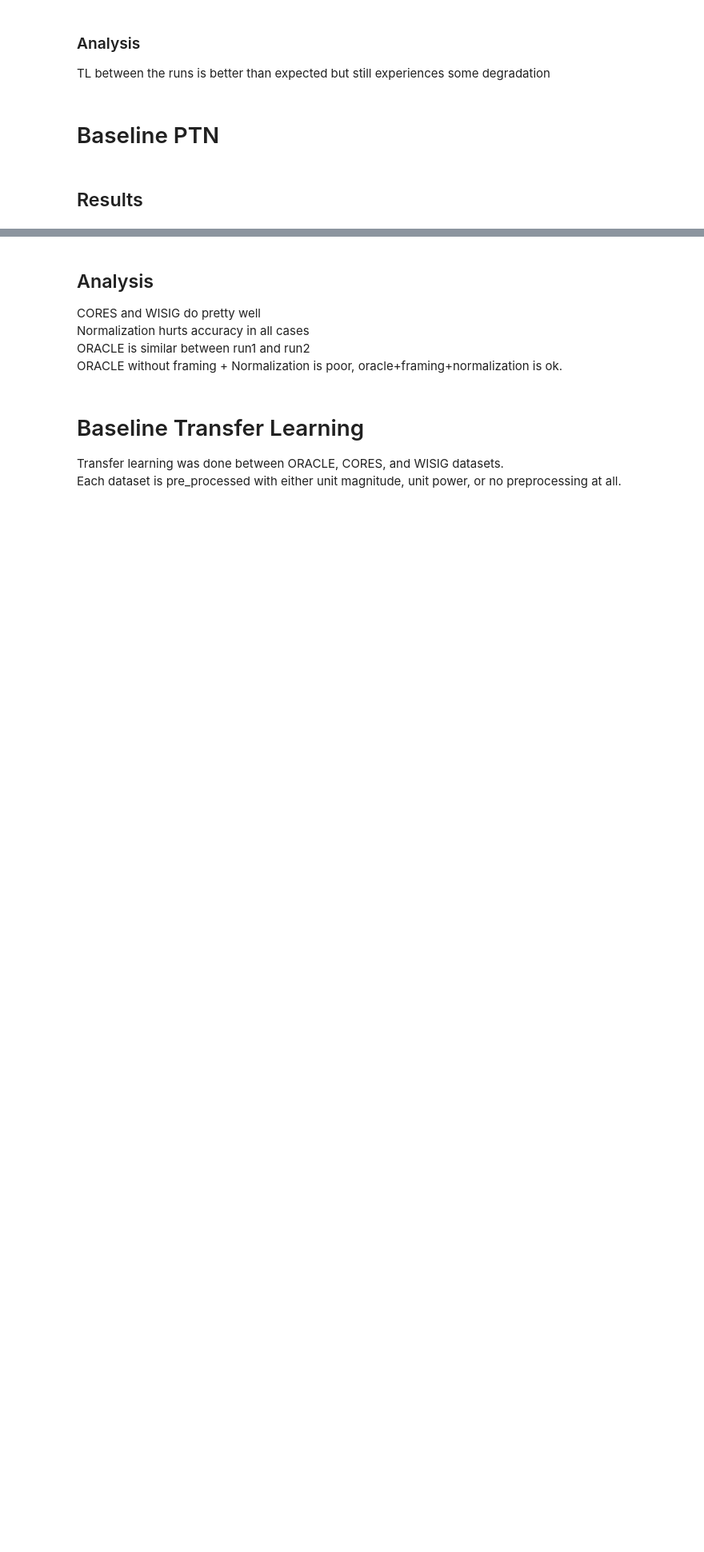
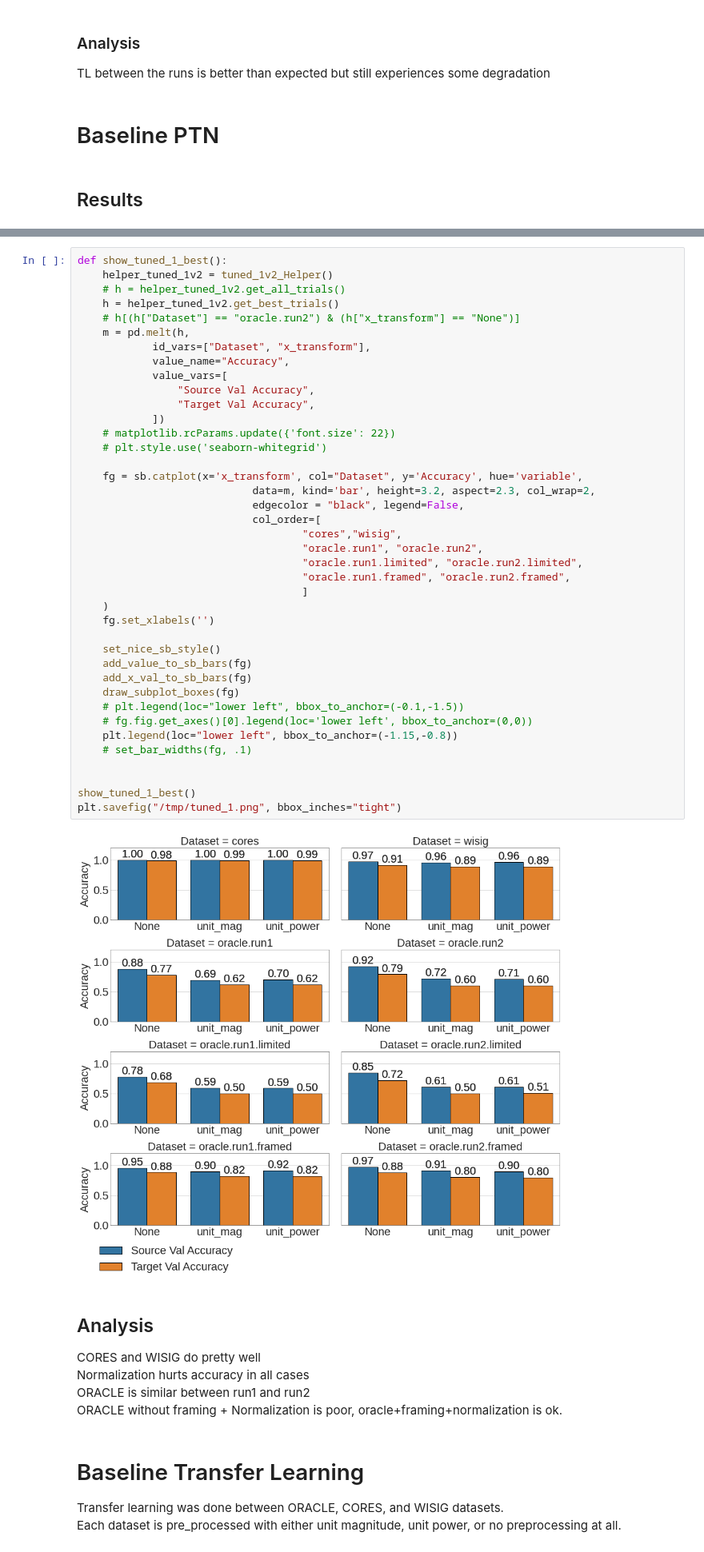
Before and after one commit to stevester94/csc500-notebooks, a Jupyter notebook: analysis/analysis.ipynb, the cells around one changed output, grey strips where cells are left out. Shown at 80% size. Cells and saved outputs as stored; diff of their text form; blank space fills up the shorter version.

```diff
--- a/analysis/analysis.ipynb
+++ b/analysis/analysis.ipynb
@@ -706,3 +807,45 @@ show_tuned_1_best()
+# %%
+def show_tuned_1_best():
+    helper_tuned_1v2 = tuned_1v2_Helper()
+    # h = helper_tuned_1v2.get_all_trials()
+    h = helper_tuned_1v2.get_best_trials()
+    # h[(h["Dataset"] == "oracle.run2") & (h["x_transform"] == "None")]
+    m = pd.melt(h,
+            id_vars=["Dataset", "x_transform"],
+            value_name="Accuracy",
+            value_vars=[
+                "Source Val Accuracy",
+                "Target Val Accuracy",
+            ])
+    # matplotlib.rcParams.update({'font.size': 22})
+    # plt.style.use('seaborn-whitegrid')
+
+    fg = sb.catplot(x='x_transform', col="Dataset", y='Accuracy', hue='variable',
+                            data=m, kind='bar', height=3.2, aspect=2.3, col_wrap=2,
+                            edgecolor = "black", legend=False,
+                            col_order=[
+                                    "cores","wisig",
+                                    "oracle.run1", "oracle.run2",
+                                    "oracle.run1.limited", "oracle.run2.limited",
+                                    "oracle.run1.framed", "oracle.run2.framed",
+                                    ]
+    )
+    fg.set_xlabels('')
+
+    set_nice_sb_style()
+    add_value_to_sb_bars(fg)
+    add_x_val_to_sb_bars(fg)
+    draw_subplot_boxes(fg)
+    # plt.legend(loc="lower left", bbox_to_anchor=(-0.1,-1.5))
+    # fg.fig.get_axes()[0].legend(loc='lower left', bbox_to_anchor=(0,0))
+    plt.legend(loc="lower left", bbox_to_anchor=(-1.15,-0.8))
+    # set_bar_widths(fg, .1)
+
+
+show_tuned_1_best()
+plt.savefig("/tmp/tuned_1.png", bbox_inches="tight")
+# %% [output]
+[figure, added]
 # %% [markdown]
 ## Analysis
 CORES and WISIG do pretty well
```
Also changed, not shown: parts of 16 cells of this notebook, 2 other files.
